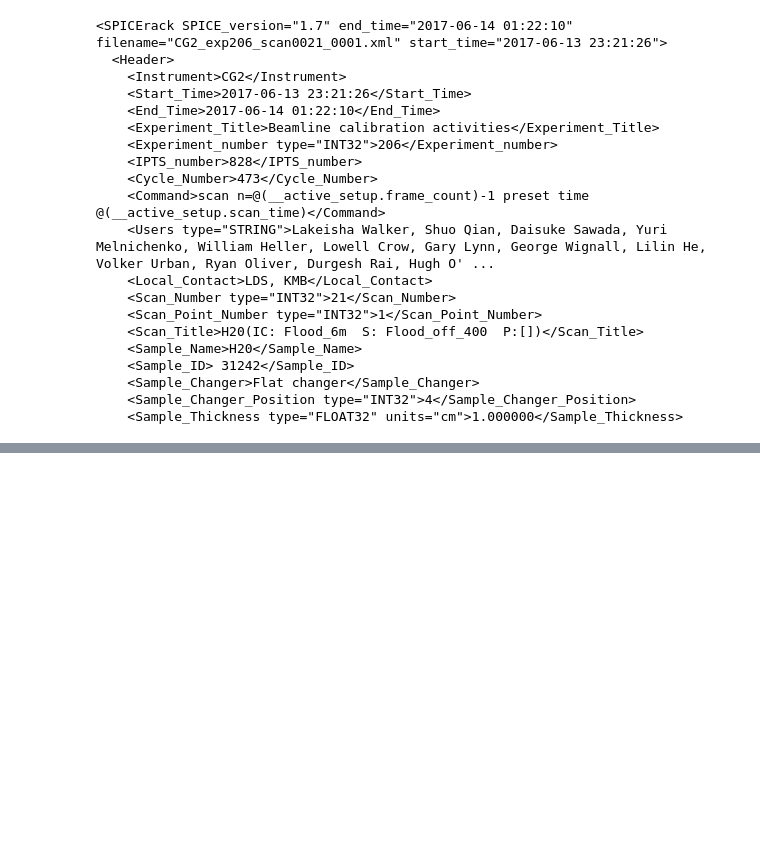
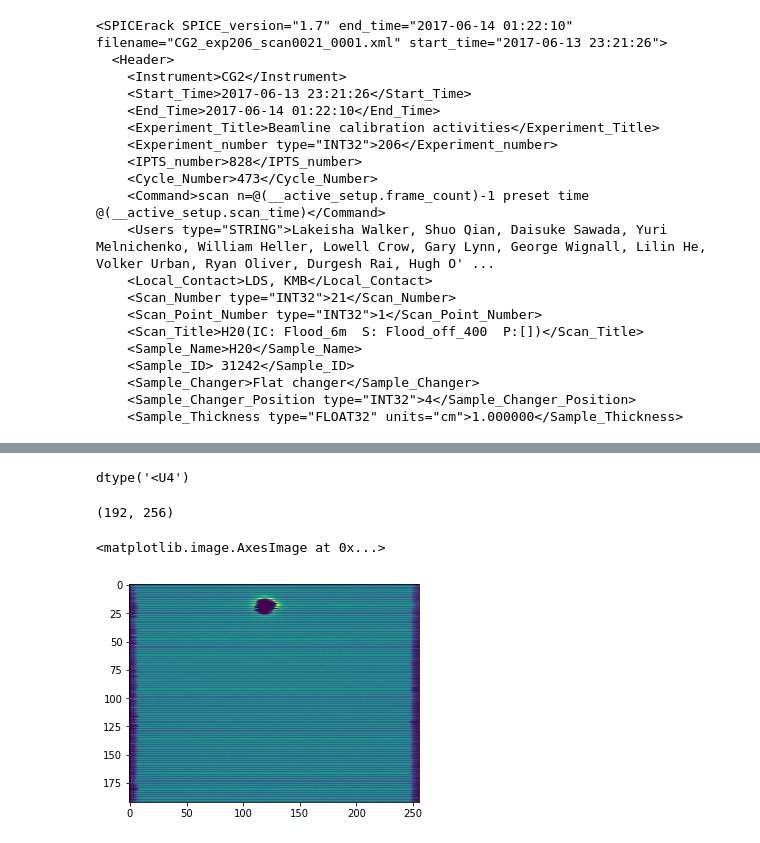
Before and after one commit to neutrons/IPythonNotebookTutorial, a Jupyter notebook: notebooks/2.0 - Introduction to File Manipulation.ipynb, the cells around one changed output, grey strips where cells are left out. Drawn from its saved outputs; the diff is of its cells as text; code cells hidden in the pictures; blank space fills up the shorter version.

```diff
--- a/notebooks/2.0 - Introduction to File Manipulation.ipynb
+++ b/notebooks/2.0 - Introduction to File Manipulation.ipynb
@@ -588,0 +612,4 @@ fh.close()
+# %%
+# Let's first split the text by `\n`. It is a column of the detector every line in the XML tag.
+columns = detector.text.split('\n')
+columns[0:2]
@@ -588,0 +619,5 @@ fh.close()
+# %%
+# Remove empty collumns. There's a '\n' at the beginning and end of the Tag.text
+# Let's get rid of it!
+columns = [column for column in columns if column != '']
+columns[0]
@@ -588,0 +626,4 @@ fh.close()
+# %%
+# Every row in the text still has a `\t` separating the count in every pixel
+colummns_ready = np.array([column.split('\t') for column in columns])
+colummns_ready[0]
@@ -588,0 +648,19 @@ fh.close()
+# %%
+# The type is string (`U` = unicode)
+colummns_ready.dtype
+# %% [output]
+dtype('<U4')
+# %%
+# Let's convert the type to float
+colummns_ready = colummns_ready.astype(float)
+# %%
+# Let's make sure de shape is what we expect: 192 tubes, 256 pixels in every tube
+colummns_ready.shape
+# %% [output]
+(192, 256)
+# %%
+# Let's plot it
+plt.imshow(colummns_ready)
+# %% [output]
+<matplotlib.image.AxesImage at 0x...>
+[figure, added]
```
Also changed, not shown: parts of 19 cells of this notebook.
